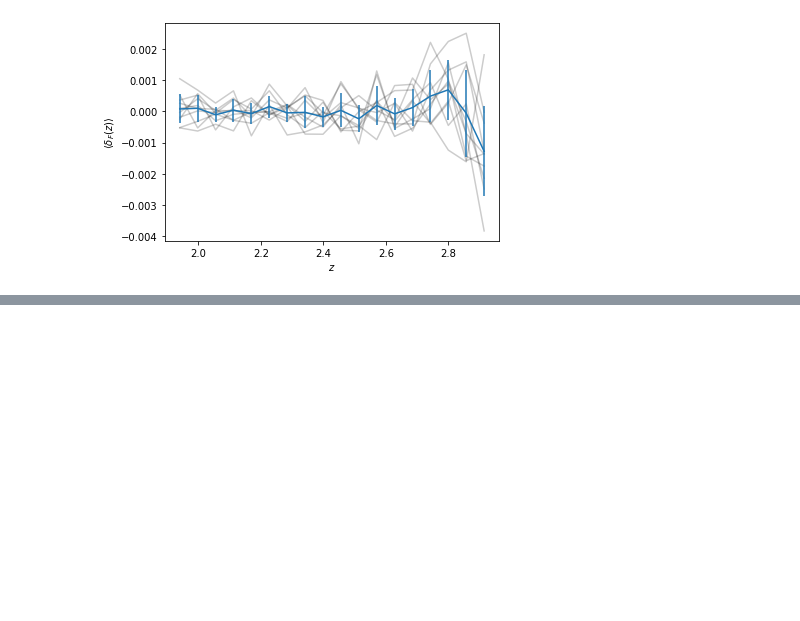
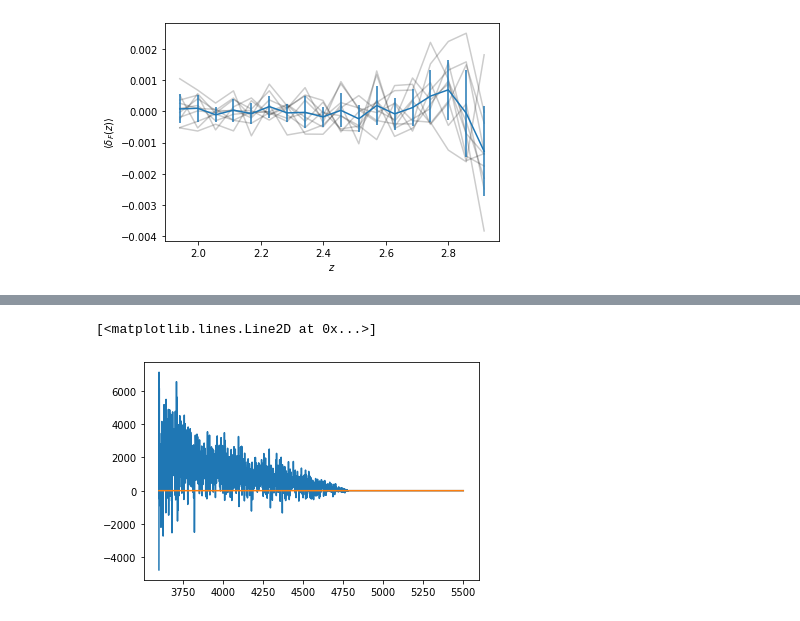
Before and after one commit to hangqianjun/lya_forest_clustering_z, a Jupyter notebook: notebooks/looking_at_noisy_lya.ipynb, the cells around one changed output, grey strips where cells are left out. Saved outputs shown, nothing was run; the diff lists cells and outputs as text; code cells hidden in the pictures; blank space fills up the shorter version.

```diff
--- a/notebooks/looking_at_noisy_lya.ipynb
+++ b/notebooks/looking_at_noisy_lya.ipynb
@@ -429,0 +621,6 @@ Text(0, 0.5, '$\\langle \\delta_F(z) \\rangle$')
+# %%
+pl.plot(wave, Deltaf_sum)
+pl.plot(wave, Deltaf_w_sum)
+# %% [output]
+[<matplotlib.lines.Line2D at 0x...>]
+[figure, added]
```
Also changed, not shown: parts of 15 cells of this notebook, 12 other files.
